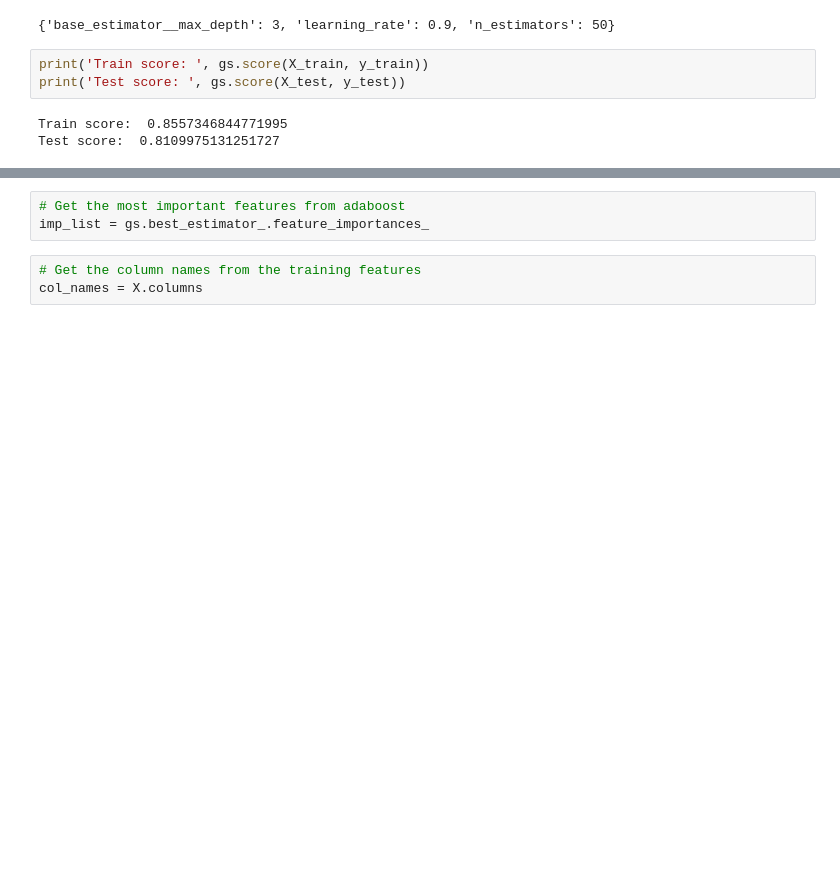
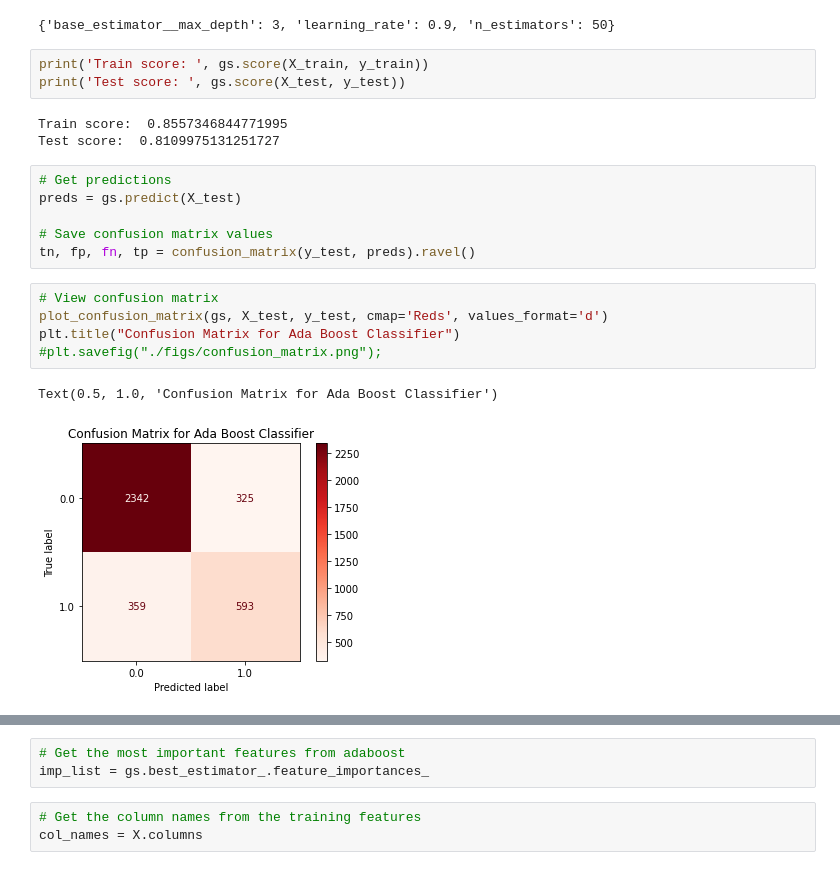
Before and after one commit to SonaliBhatia/Protester_Violence_Prediction, a Jupyter notebook: code/test_dependent variables.ipynb, the cells around one changed output, grey strips where cells are left out. Drawn from its saved outputs; the diff is of its cells as text; blank space fills up the shorter version.

```diff
--- a/code/test_dependent variables.ipynb
+++ b/code/test_dependent variables.ipynb
@@ -116,6 +116,20 @@ print('Test score: ', gs.score(X_test, y_test))
 # %% [output]
 Train score:  0.8557346844771995
 Test score:  0.8109975131251727
+# %%
+# Get predictions
+preds = gs.predict(X_test)
+
+# Save confusion matrix values
+tn, fp, fn, tp = confusion_matrix(y_test, preds).ravel()
+# %%
+# View confusion matrix
+plot_confusion_matrix(gs, X_test, y_test, cmap='Reds', values_format='d')
+plt.title("Confusion Matrix for Ada Boost Classifier")
+#plt.savefig("./figs/confusion_matrix.png");
+# %% [output]
+Text(0.5, 1.0, 'Confusion Matrix for Ada Boost Classifier')
+[figure, added]
 # %%
 # Best way of interpreting the results of a tree-based ensemble estimator - weighted gini score for each tree averaged
 gs.best_estimator_.feature_importances_
```
Also changed, not shown: parts of 7 cells of this notebook, 1 other file.
